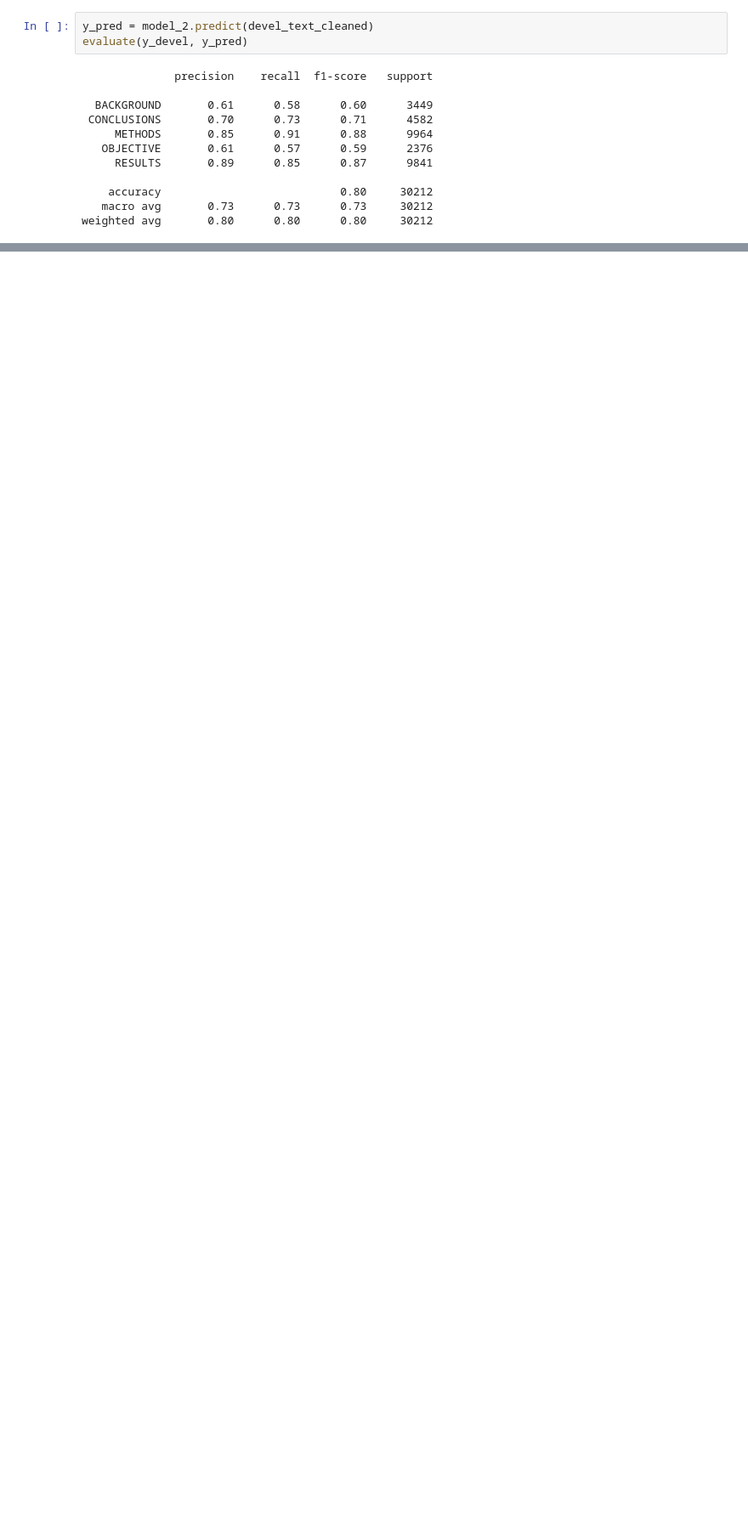
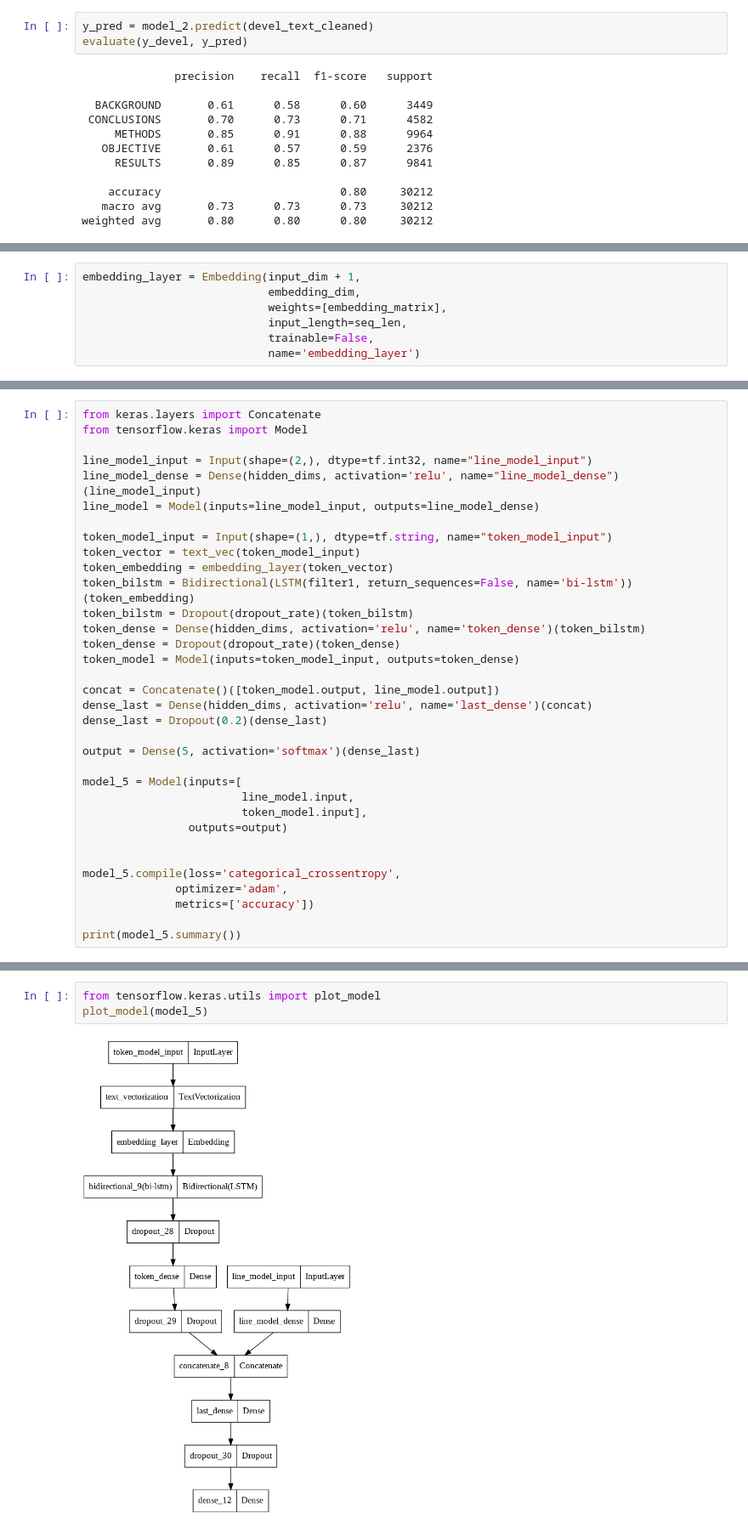
Before and after one commit to eddie8615/nlp_project, a Jupyter notebook: pubmed_nlp.ipynb, the cells around one changed output, grey strips where cells are left out. Shown: that part at 85% size. Saved outputs shown, nothing was run; the diff lists cells and outputs as text; blank space fills up the shorter version.

```diff
--- a/pubmed_nlp.ipynb
+++ b/pubmed_nlp.ipynb
@@ -454,0 +446,7 @@ See the caveats in the documentation: https://pandas.pydata.org/pandas-docs/stab
+# %%
+embedding_layer = Embedding(input_dim + 1,
+                            embedding_dim,
+                            weights=[embedding_matrix],
+                            input_length=seq_len,
+                            trainable=False,
+                            name='embedding_layer')
@@ -454,0 +565,34 @@ See the caveats in the documentation: https://pandas.pydata.org/pandas-docs/stab
+# %%
+from keras.layers import Concatenate
+from tensorflow.keras import Model
+
+line_model_input = Input(shape=(2,), dtype=tf.int32, name="line_model_input")
+line_model_dense = Dense(hidden_dims, activation='relu', name="line_model_dense")(line_model_input)
+line_model = Model(inputs=line_model_input, outputs=line_model_dense)
+
+token_model_input = Input(shape=(1,), dtype=tf.string, name="token_model_input")
+token_vector = text_vec(token_model_input)
+token_embedding = embedding_layer(token_vector)
+token_bilstm = Bidirectional(LSTM(filter1, return_sequences=False, name='bi-lstm'))(token_embedding)
+token_bilstm = Dropout(dropout_rate)(token_bilstm)
+token_dense = Dense(hidden_dims, activation='relu', name='token_dense')(token_bilstm)
+token_dense = Dropout(dropout_rate)(token_dense)
+token_model = Model(inputs=token_model_input, outputs=token_dense)
+
+concat = Concatenate()([token_model.output, line_model.output])
+dense_last = Dense(hidden_dims, activation='relu', name='last_dense')(concat)
+dense_last = Dropout(0.2)(dense_last)
+
+output = Dense(5, activation='softmax')(dense_last)
+
+model_5 = Model(inputs=[
+                        line_model.input,
+                        token_model.input],
+                outputs=output)
+
+
+model_5.compile(loss='categorical_crossentropy',
+              optimizer='adam',
+              metrics=['accuracy'])
+
+print(model_5.summary())
@@ -454,0 +617,5 @@ See the caveats in the documentation: https://pandas.pydata.org/pandas-docs/stab
+# %%
+from tensorflow.keras.utils import plot_model
+plot_model(model_5)
+# %% [output]
+[figure, added]
```
Also changed, not shown: parts of 29 cells of this notebook.
